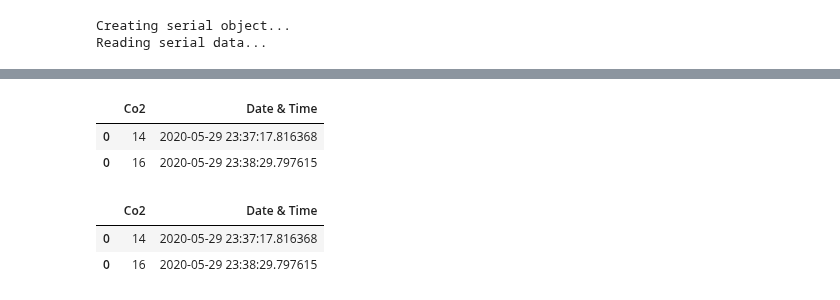
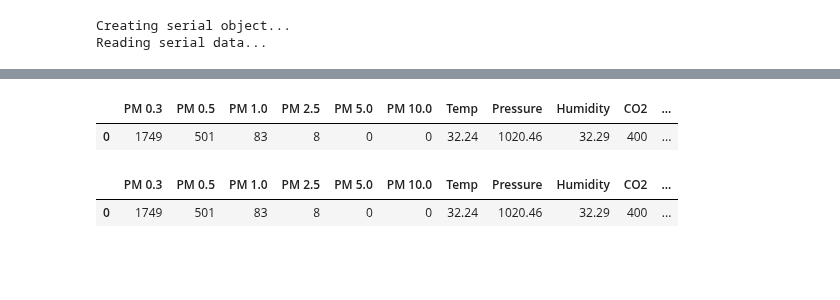
Before and after one commit to M0JPI/red-pitaya-projects, a Jupyter notebook: jupyter-notebooks/Serial Test over USB.ipynb, the cells around one changed output, grey strips where cells are left out. Cells and saved outputs as stored; diff of their text form; code cells hidden in the pictures; blank space fills up the shorter version.

```diff
--- a/jupyter-notebooks/Serial Test over USB.ipynb
+++ b/jupyter-notebooks/Serial Test over USB.ipynb
@@ -19,12 +19,14 @@ import matplotlib.pyplot as plt
 import matplotlib.dates as mdates
 import pandas as pd
 import numpy as np
-from datetime import datetime
+from datetime import datetime, date
+from IPython.display import clear_output
+import ipywidgets as widgets
 
-portPath = "/dev/ttyACM4"       # Must match value shown on Arduino IDE
+portPath = "/dev/ttyACM0"       # Must match value shown on Arduino IDE
 baud = 115200                   # Must match Arduino baud rate
 timeout = 5                     # Seconds
-filename = "data.csv"
+filename = str(date.today()) + " data.csv"
 max_num_readings = 8
 num_signals = 1
 
@@ -134,18 +140,15 @@ df
 # %%
 df.to_csv(filename,names=headers)
 # %%
-headers = ["Co2","Date & Time"]
 df = pd.read_csv(filename,names=headers,skiprows = 1)
 df
 # %% [output]
-|  | Co2 | Date & Time |
-| 0 | 14 | 2020-05-29 23:37:17.816368 |
-| 0 | 16 | 2020-05-29 23:38:29.797615 |
+|  | PM 0.3 | PM 0.5 | PM 1.0 | PM 2.5 | PM 5.0 | PM 10.0 | Temp | Pressure | Humidity | CO2 | ... |
+| 0 | 1749 | 501 | 83 | 8 | 0 | 0 | 32.24 | 1020.46 | 32.29 | 400 | ... |
 # %%
 dateparse = lambda x: pd.datetime.strptime(x, '%Y-%m-%d %H:%M:%S.%f')
-df = pd.read_csv(filename, parse_dates=['Date & Time'], date_parser=dateparse,index_col=0)
+df = pd.read_csv(filename, parse_dates=['Date'], date_parser=dateparse,index_col=0)
 df
 # %% [output]
-|  | Co2 | Date & Time |
-| 0 | 14 | 2020-05-29 23:37:17.816368 |
-| 0 | 16 | 2020-05-29 23:38:29.797615 |
+|  | PM 0.3 | PM 0.5 | PM 1.0 | PM 2.5 | PM 5.0 | PM 10.0 | Temp | Pressure | Humidity | CO2 | ... |
+| 0 | 1749 | 501 | 83 | 8 | 0 | 0 | 32.24 | 1020.46 | 32.29 | 400 | ... |
```
Also changed, not shown: parts of 19 cells of this notebook.
